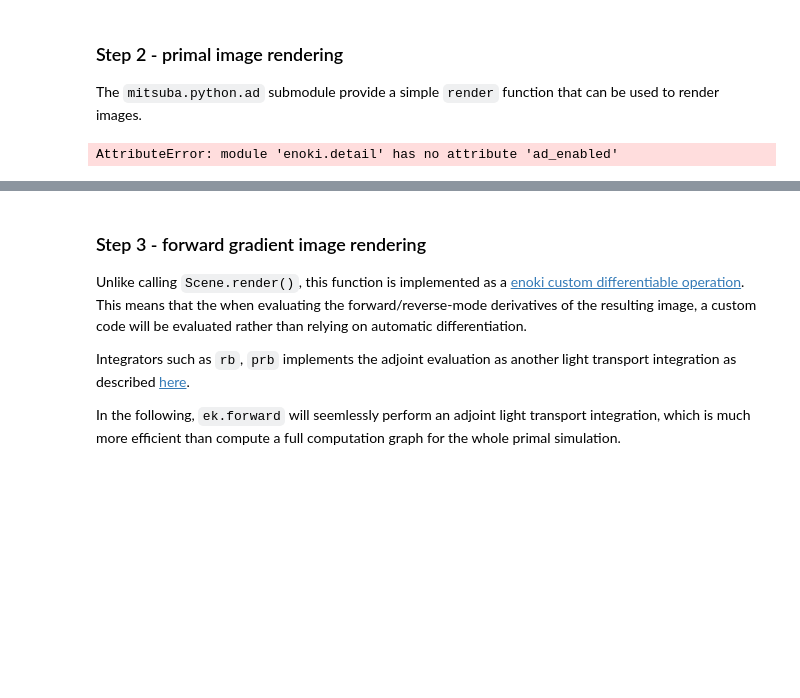
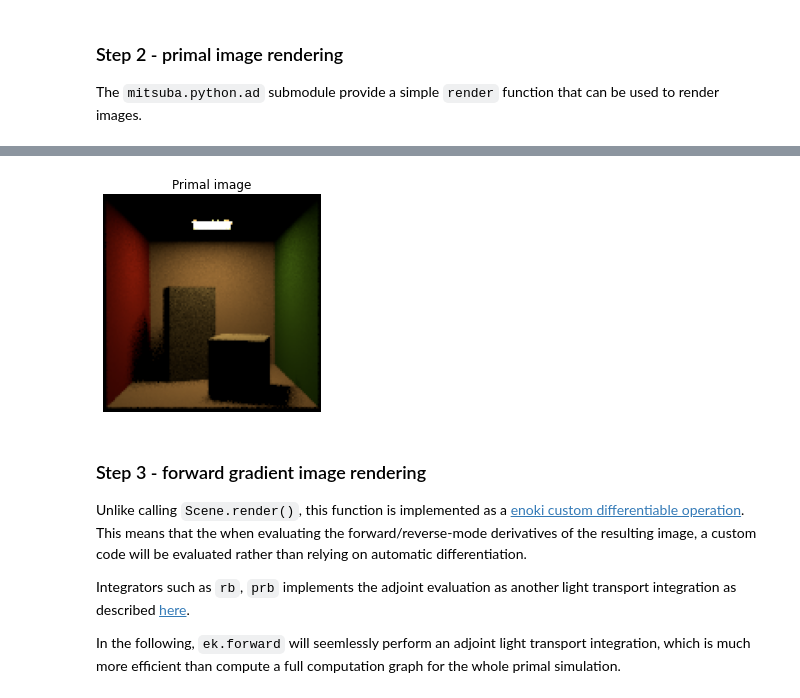
Before and after one commit to mitsuba-renderer/mitsuba-tutorials, a Jupyter notebook: inverse_rendering/07_rendering_custom_op.ipynb, the cells around one changed output, grey strips where cells are left out. Drawn from its saved outputs; the diff is of its cells as text; code cells hidden in the pictures; blank space fills up the shorter version.

```diff
--- a/inverse_rendering/07_rendering_custom_op.ipynb
+++ b/inverse_rendering/07_rendering_custom_op.ipynb
@@ -33,11 +33,11 @@ import enoki as ek
 import mitsuba
 mitsuba.set_variant('cuda_ad_rgb')
 
-from mitsuba.core import xml
+from mitsuba.core import load_file, load_dict
 from mitsuba.python.util import traverse
 
-scene = xml.load_file('../scenes/cbox.xml', res=128, max_depth=3)
-integrator = xml.load_dict({'type': 'prb', 'max_depth': 2})
+scene = load_file('../scenes/cbox.xml', res=128, max_depth=3)
+integrator = load_dict({'type': 'prb', 'max_depth': 2})
 
 params = traverse(scene)
 
@@ -59,9 +59,11 @@ def show_image(img, title):
 The `mitsuba.python.ad` submodule provide a simple `render` function that can be used to render images.
 # %%
 from mitsuba.python.ad import render
+
+ek.enable_grad(params[key])
+params.update()
 
 img_primal = render(scene, integrator, params, seed=0, spp=18)
 
 show_image(img_primal, 'Primal image')
 # %% [output]
-AttributeError: module 'enoki.detail' has no attribute 'ad_enabled'
@@ -68,3 +74,4 @@ AttributeError: module 'enoki.detail' has no attribute 'ad_enabled'
+[figure, added]
 # %% [markdown]
 ### Step 3 - forward gradient image rendering
 
```
Also changed, not shown: parts of 3 cells of this notebook, 5 other files.
